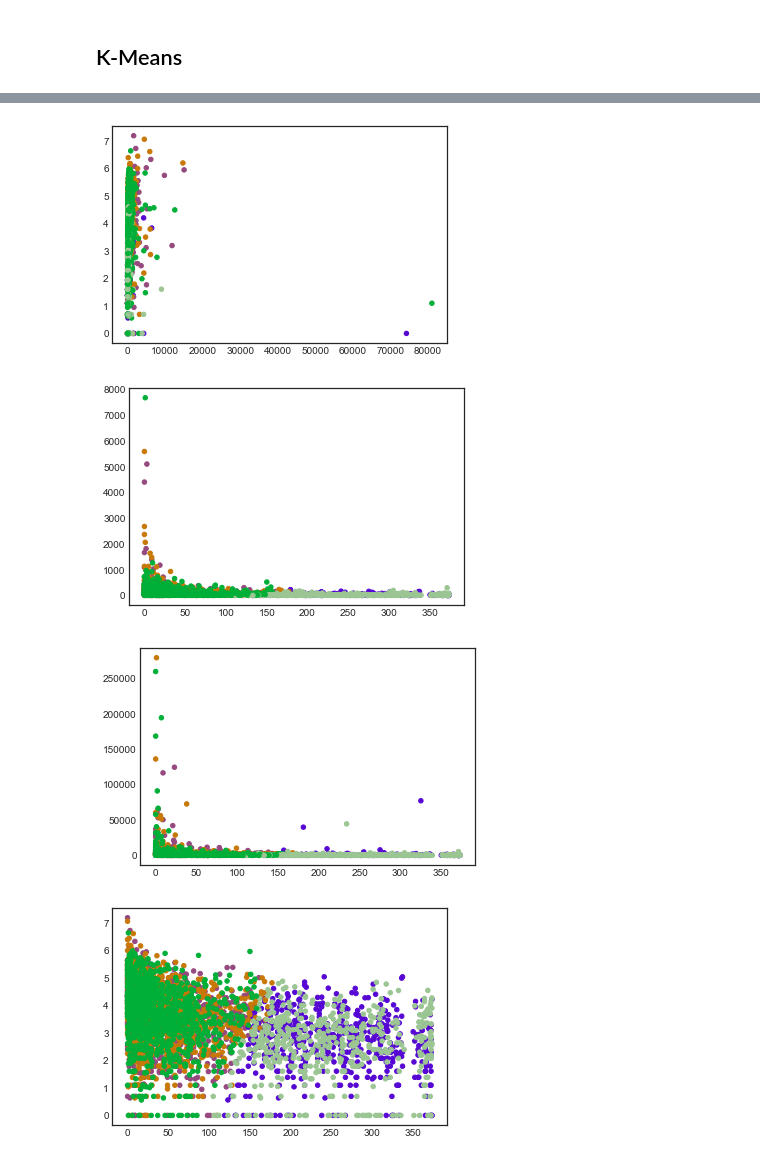
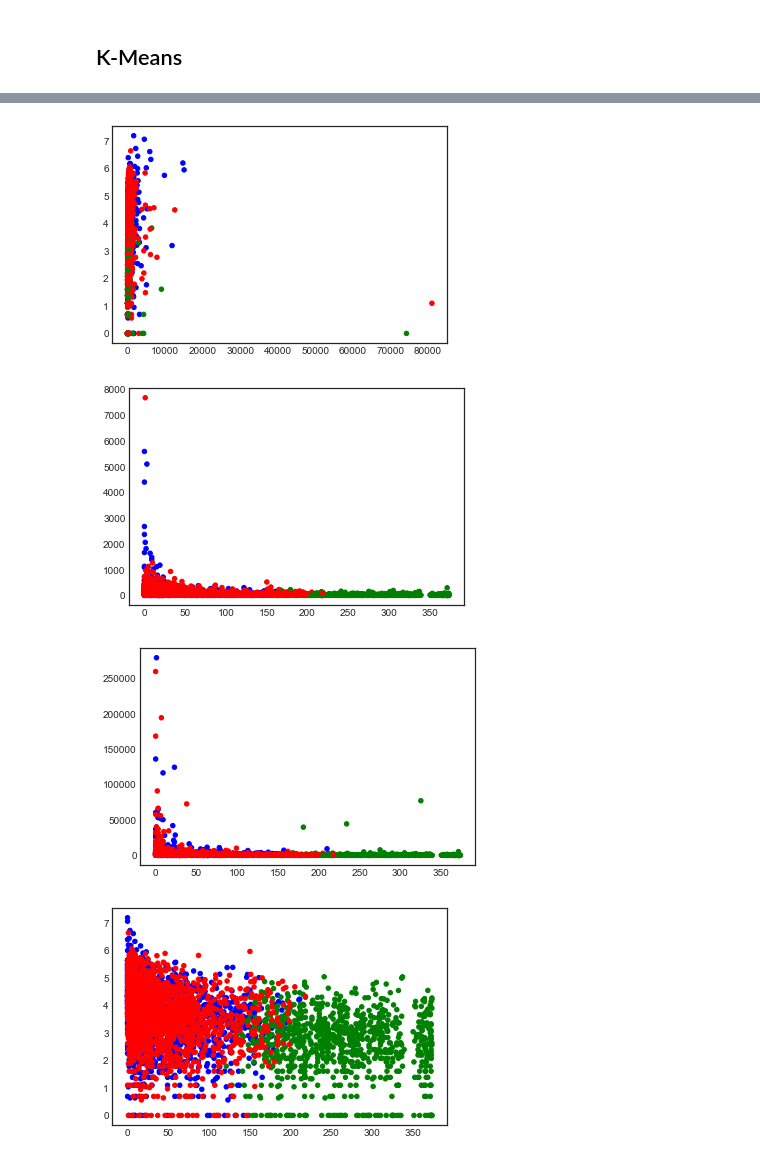
Before and after one commit to saramont/customer_supermarket_analysis, a Jupyter notebook: clustering.ipynb, the cells around one changed output, grey strips where cells are left out. Saved outputs shown, nothing was run; the diff lists cells and outputs as text; code cells hidden in the pictures.

```diff
--- a/clustering.ipynb
+++ b/clustering.ipynb
@@ -69,0 +72,11 @@ from sklearn.metrics import silhouette_score
+# %%
+sse_list = list()
+silhouette_list = list()
+separation_list = list()
+max_k = 10
+for k in range(2, max_k + 1):
+    kmeans = KMeans(n_clusters=k, n_init=10, max_iter=300)
+    kmeans.fit(X)
+    sse_list.append(kmeans.inertia_)
+    silhouette_list.append(silhouette_score(X, kmeans.labels_))
+    separation_list.append(metrics.davies_bouldin_score(X, kmeans.labels_))
@@ -70,4 +128,4 @@ from sklearn.metrics import silhouette_score
 # %%
-kmeans = KMeans(n_clusters=5, n_init=10, max_iter=300)
+kmeans = KMeans(n_clusters=3, n_init=10, max_iter=300)
 kmeans.fit(X)
 # %% [output]
@@ -82,2 +138,6 @@ colormap = np.array(['#9bc693', '#95497e', '#00af37', '#5607d4', '#c87807'])
+# %%
+#colormap = np.array(['r', 'g', 'b'])
+colors = {0: 'red', 1: 'green', 2: 'blue'} # Ho un colore diverso per ognuno dei tre cluster
+c = [colors[label] for label in kmeans.labels_] # Assegno ad ogni label il rispettivo colore
 # %%
 plt.scatter(df['Imax'], df['Recency'],
@@ -103,30 +163,30 @@ plt.show()
 # %%
 plt.scatter(df['Imax'], df['EntropyProducts'],
-            c=colormap[kmeans.labels_], s=20)
+            c=c, s=20)
 plt.tick_params(axis='both', which='major', labelsize=10)
 plt.show()
 # %% [output]
-[figure, old version]
+[figure, new version]
 # %%
 plt.scatter(df['Recency'], df['Frequency'],
-            c=colormap[kmeans.labels_], s=20)
+            c=c, s=20)
 plt.tick_params(axis='both', which='major', labelsize=10)
 plt.show()
 # %% [output]
-[figure, old version]
+[figure, new version]
 # %%
 plt.scatter(df['Recency'], df['MonetaryValue'],
-            c=colormap[kmeans.labels_], s=20)
+            c=c, s=20)
 plt.tick_params(axis='both', which='major', labelsize=10)
 plt.show()
 # %% [output]
-[figure, old version]
+[figure, new version]
 # %%
 plt.scatter(df['Recency'], df['EntropyProducts'],
-            c=colormap[kmeans.labels_], s=20)
+            c=c, s=20)
 plt.tick_params(axis='both', which='major', labelsize=10)
 plt.show()
 # %% [output]
-[figure, old version]
+[figure, new version]
 # %%
 plt.scatter(df['Frequency'], df['MonetaryValue'],
```
Also changed, not shown: parts of 27 cells of this notebook.
